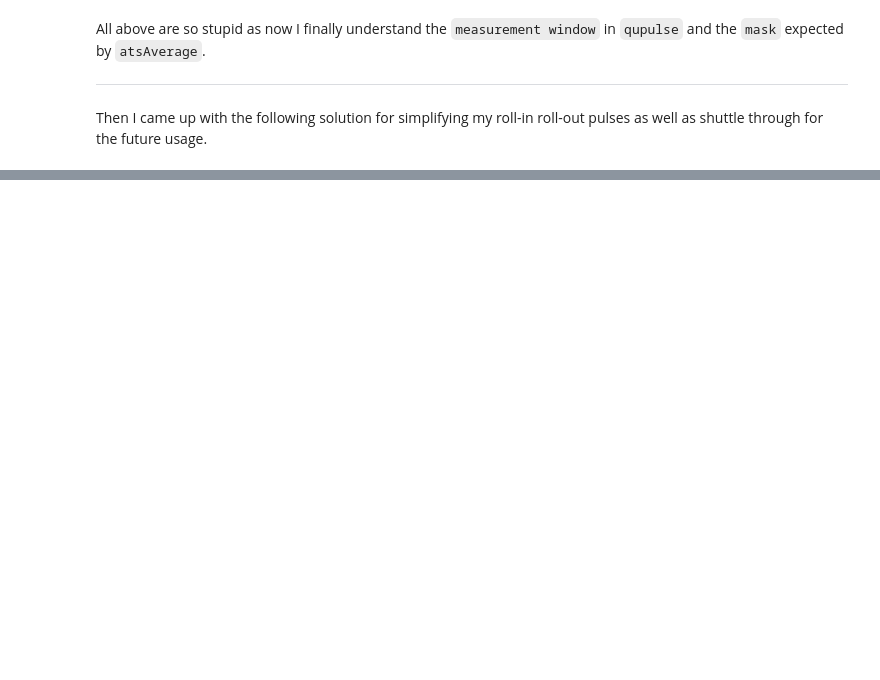
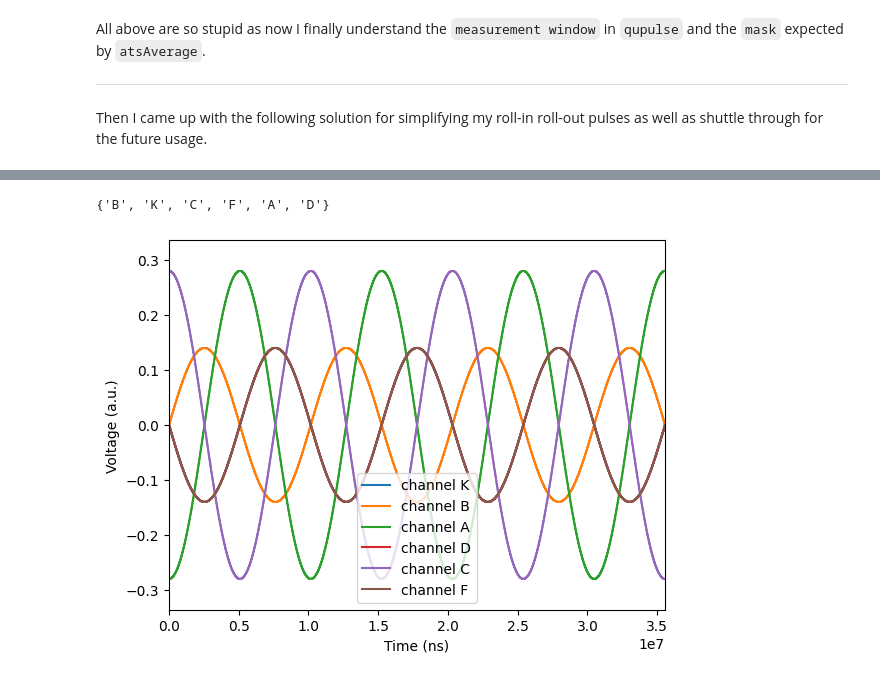
Before and after one commit to BrllsRX/qupulse, a Jupyter notebook: shuttle_exp/doc/shuttle_through.ipynb, the cells around one changed output, grey strips where cells are left out. Saved outputs shown, nothing was run; the diff lists cells and outputs as text; code cells hidden in the pictures; blank space fills up the shorter version.

```diff
--- a/shuttle_exp/doc/shuttle_through.ipynb
+++ b/shuttle_exp/doc/shuttle_through.ipynb
@@ -235,0 +261,11 @@ _ = plot(roll_in_n_out_complete, default_params,
+# %%
+
+shuttle_in_varPeriod = MappingPT(RepetitionPT(arbitrary_shuttle, 'n_period_in') @ arbitrary_shuttle_frac,
+                                parameter_mapping={'duration': shuttle_period, 'phi': 'global_phase'},
+                                measurement_mapping={'shuttle': 'shuttle_in'})
+
+_=plot(shuttle_in_varPeriod, parameters=default_params, sample_rate = default_params['sample_rate'])
+print(shuttle_in.defined_channels)
+# %% [output]
+{'B', 'K', 'C', 'F', 'A', 'D'}
+[figure, added]
```
Also changed, not shown: parts of 15 cells of this notebook.
